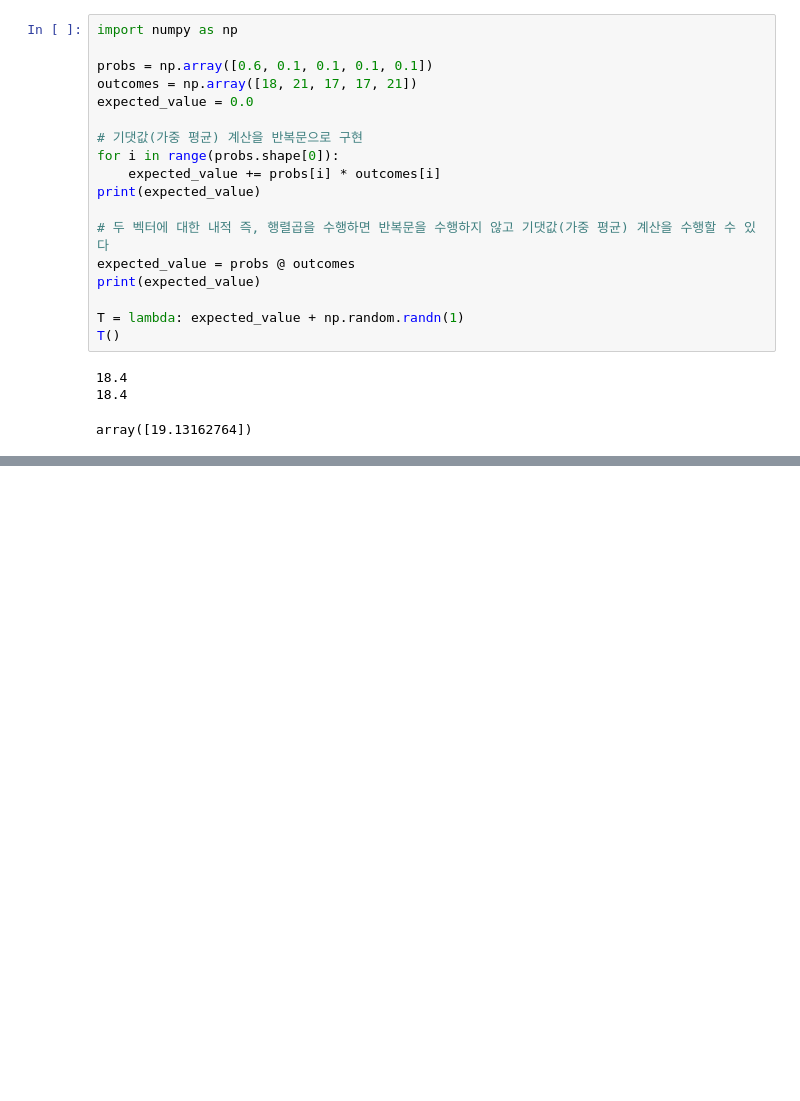
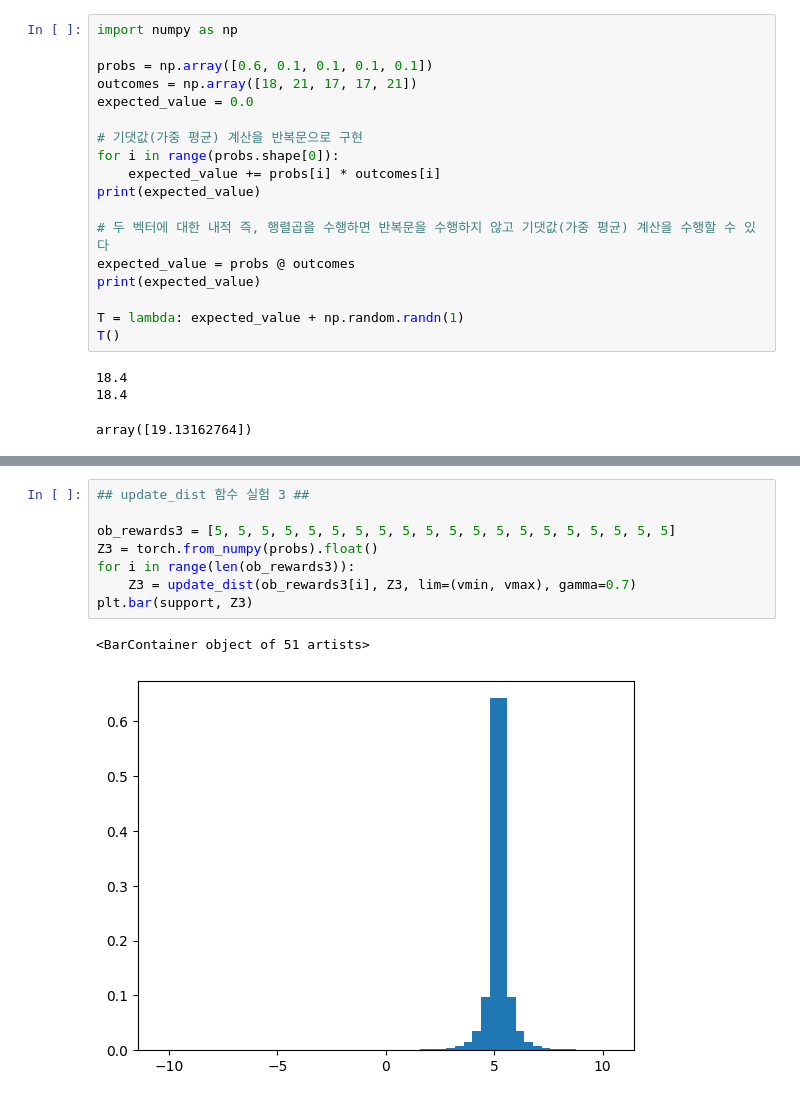
Before and after one commit to ElesisCarbyne/forReinf, a Jupyter notebook: tuorial/chapter07-1.ipynb, the cells around one changed output, grey strips where cells are left out. Cells and saved outputs as stored; diff of their text form; blank space fills up the shorter version.

```diff
--- a/tuorial/chapter07-1.ipynb
+++ b/tuorial/chapter07-1.ipynb
@@ -83,0 +200,11 @@ def update_dist(r, probs, lim=(-10.0, 10.0), gamma=0.8):
+# %%
+## update_dist 함수 실험 3 ##
+
+ob_rewards3 = [5, 5, 5, 5, 5, 5, 5, 5, 5, 5, 5, 5, 5, 5, 5, 5, 5, 5, 5, 5]
+Z3 = torch.from_numpy(probs).float()
+for i in range(len(ob_rewards3)):
+    Z3 = update_dist(ob_rewards3[i], Z3, lim=(vmin, vmax), gamma=0.7)
+plt.bar(support, Z3)
+# %% [output]
+<BarContainer object of 51 artists>
+[figure, added]
```
Also changed, not shown: parts of 6 cells of this notebook.
